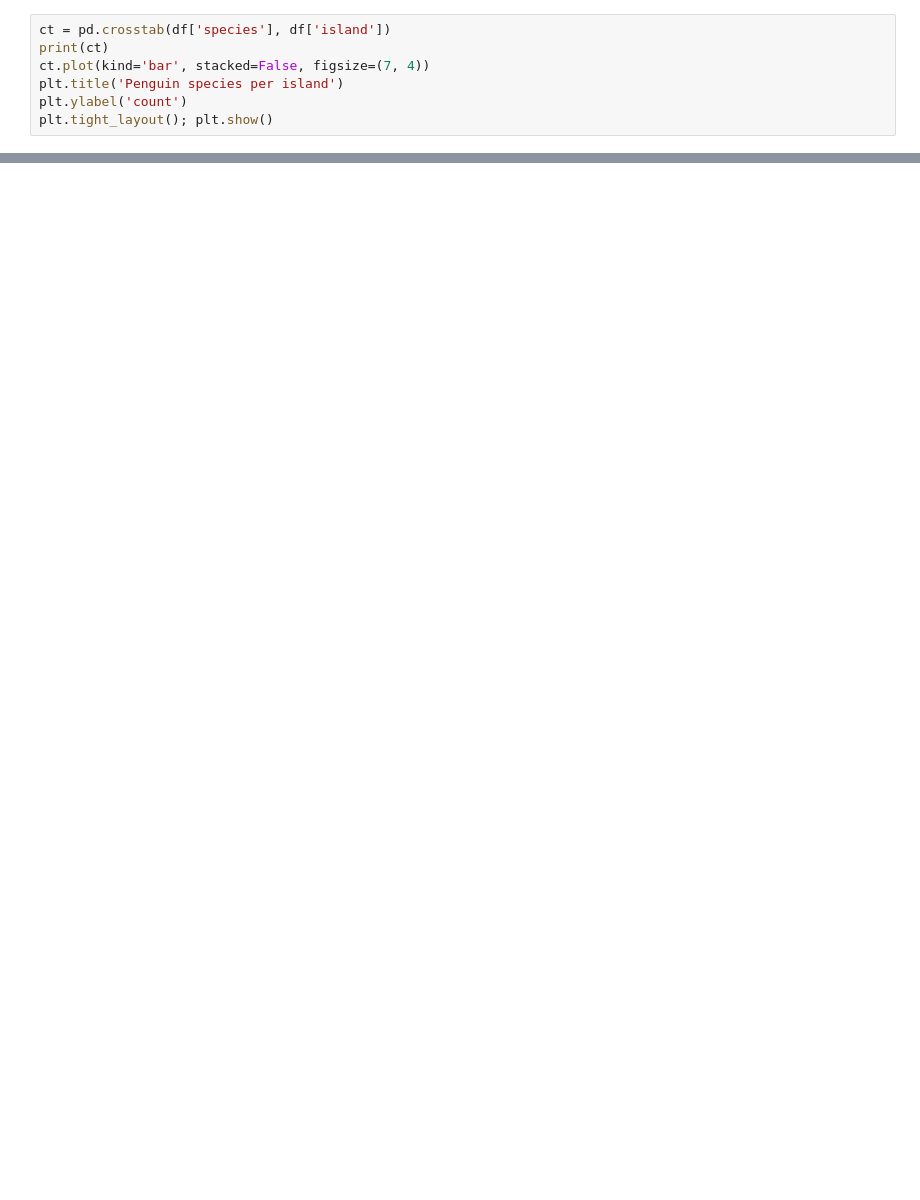
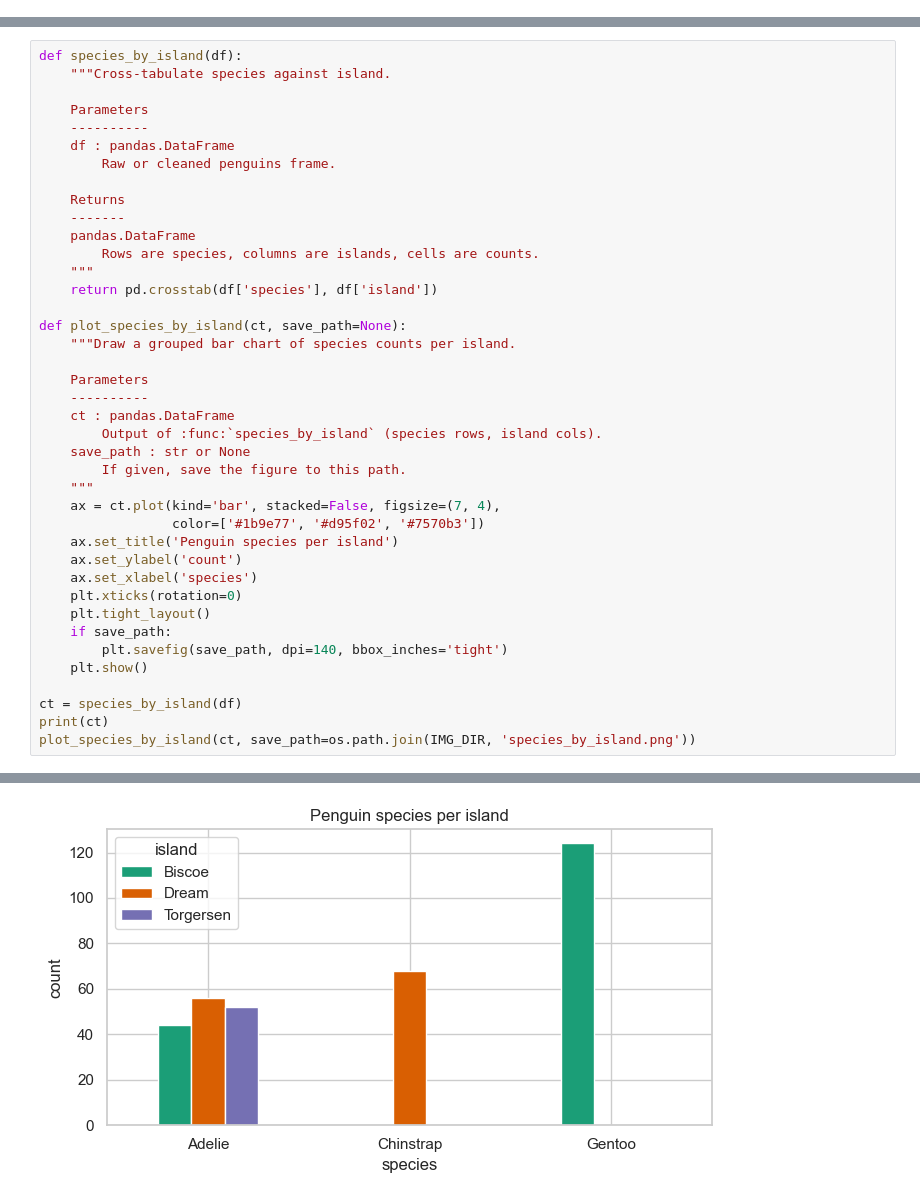
Before and after one commit to yradwan147/palmer-penguins-crispdm, a Jupyter notebook: penguins_crispdm.ipynb, the cells around one changed output, grey strips where cells are left out. Saved outputs shown, nothing was run; the diff lists cells and outputs as text; blank space fills up the shorter version.

```diff
--- a/penguins_crispdm.ipynb
+++ b/penguins_crispdm.ipynb
@@ -71,7 +103,0 @@ rows after dropna: 333
-# %%
-ct = pd.crosstab(df['species'], df['island'])
-print(ct)
-ct.plot(kind='bar', stacked=False, figsize=(7, 4))
-plt.title('Penguin species per island')
-plt.ylabel('count')
-plt.tight_layout(); plt.show()
@@ -171,0 +128,41 @@ phases — a pattern that scales to messier business datasets.
+# %%
+def species_by_island(df):
+    """Cross-tabulate species against island.
+
+    Parameters
+    ----------
+    df : pandas.DataFrame
+        Raw or cleaned penguins frame.
+
+    Returns
+    -------
+    pandas.DataFrame
+        Rows are species, columns are islands, cells are counts.
+    """
+    return pd.crosstab(df['species'], df['island'])
+
+def plot_species_by_island(ct, save_path=None):
+    """Draw a grouped bar chart of species counts per island.
+
+    Parameters
+    ----------
+    ct : pandas.DataFrame
+        Output of :func:`species_by_island` (species rows, island cols).
+    save_path : str or None
+        If given, save the figure to this path.
+    """
+    ax = ct.plot(kind='bar', stacked=False, figsize=(7, 4),
+                 color=['#1b9e77', '#d95f02', '#7570b3'])
+    ax.set_title('Penguin species per island')
+    ax.set_ylabel('count')
+    ax.set_xlabel('species')
+    plt.xticks(rotation=0)
+    plt.tight_layout()
+    if save_path:
+        plt.savefig(save_path, dpi=140, bbox_inches='tight')
+    plt.show()
+
+ct = species_by_island(df)
+print(ct)
+plot_species_by_island(ct, save_path=os.path.join(IMG_DIR, 'species_by_island.png'))
+# %% [output]
@@ -171,0 +174 @@ phases — a pattern that scales to messier business datasets.
+[figure, added]
```
Also changed, not shown: parts of 29 cells of this notebook, 7 other files.
